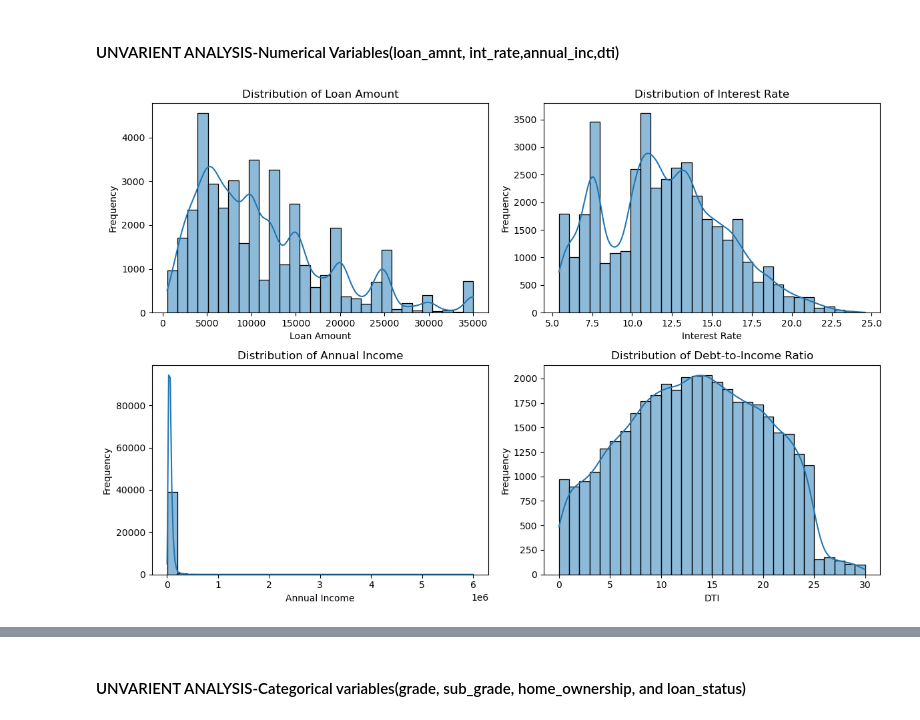
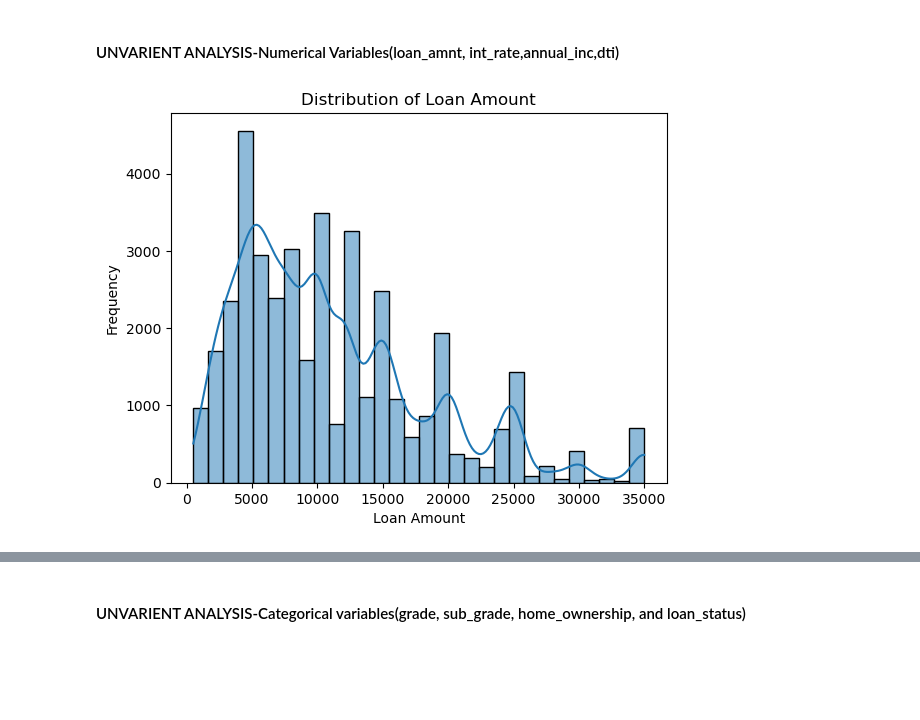
Before and after one commit to JLohani/LendingClubCaseStudy, a Jupyter notebook: Lekhana_Gowda.ipynb, the cells around one changed output, grey strips where cells are left out. Saved outputs shown, nothing was run; the diff lists cells and outputs as text; code cells hidden in the pictures; blank space fills up the shorter version.

```diff
--- a/Lekhana_Gowda.ipynb
+++ b/Lekhana_Gowda.ipynb
@@ -233,40 +228,11 @@ data.describe(include='all')
 # %% [markdown]
 <h4>UNVARIENT ANALYSIS-Numerical Variables(loan_amnt, int_rate,annual_inc,dti)</h4>
 # %%
-
-# Set up a 2x2 grid of subplots
-fig, axes = plt.subplots(2, 2, figsize=(12, 8))  # 2 rows, 2 columns
-
-# First histogram: Loan Amount
-
-sns.histplot(data['loan_amnt'], kde=True, bins=30, ax=axes[0, 0])
-axes[0, 0].set_title('Distribution of Loan Amount')
-axes[0, 0].set_xlabel('Loan Amount')
-axes[0, 0].set_ylabel('Frequency')
-
-# Second histogram: Interest Rate
-
-sns.histplot(data['int_rate'], kde=True, bins=30, ax=axes[0, 1])
-axes[0, 1].set_title('Distribution of Interest Rate')
-axes[0, 1].set_xlabel('Interest Rate')
-axes[0, 1].set_ylabel('Frequency')
-
-# Third histogram: Annual Income
-
-sns.histplot(data['annual_inc'], kde=True, bins=30, ax=axes[1, 0])
-axes[1, 0].set_title('Distribution of Annual Income')
-axes[1, 0].set_xlabel('Annual Income')
-axes[1, 0].set_ylabel('Frequency')
-
-# Fourth histogram: Debt-to-Income Ratio (DTI)
-
-sns.histplot(data['dti'], kde=True, bins=30, ax=axes[1, 1])
-axes[1, 1].set_title('Distribution of Debt-to-Income Ratio')
-axes[1, 1].set_xlabel('DTI')
-axes[1, 1].set_ylabel('Frequency')
-
-# Adjust layout for better spacing
-plt.tight_layout()
+# First histogram: Loan amount
+sns.histplot(data['loan_amnt'], kde=True, bins=30)
+plt.title('Distribution of Loan Amount')
+plt.xlabel('Loan Amount')
+plt.ylabel('Frequency')
 plt.show()
 # %% [output]
-[figure, old version]
+[figure, new version]
```
Also changed, not shown: parts of 30 cells of this notebook, 1 other file.
